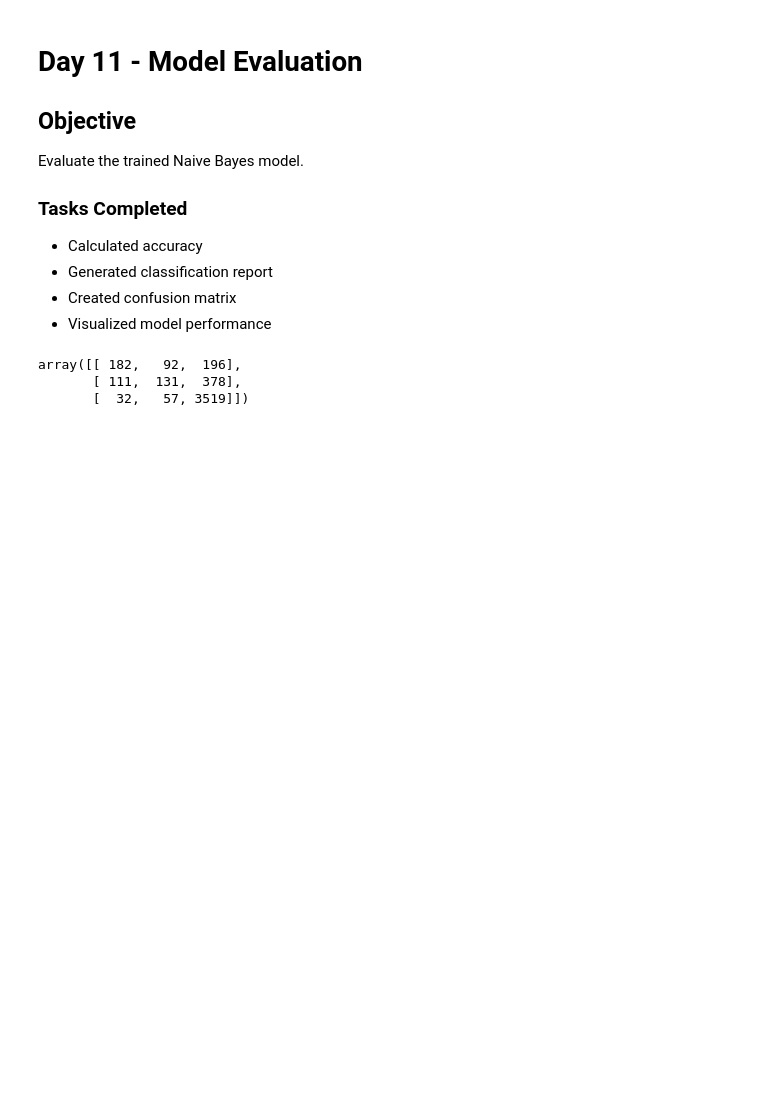
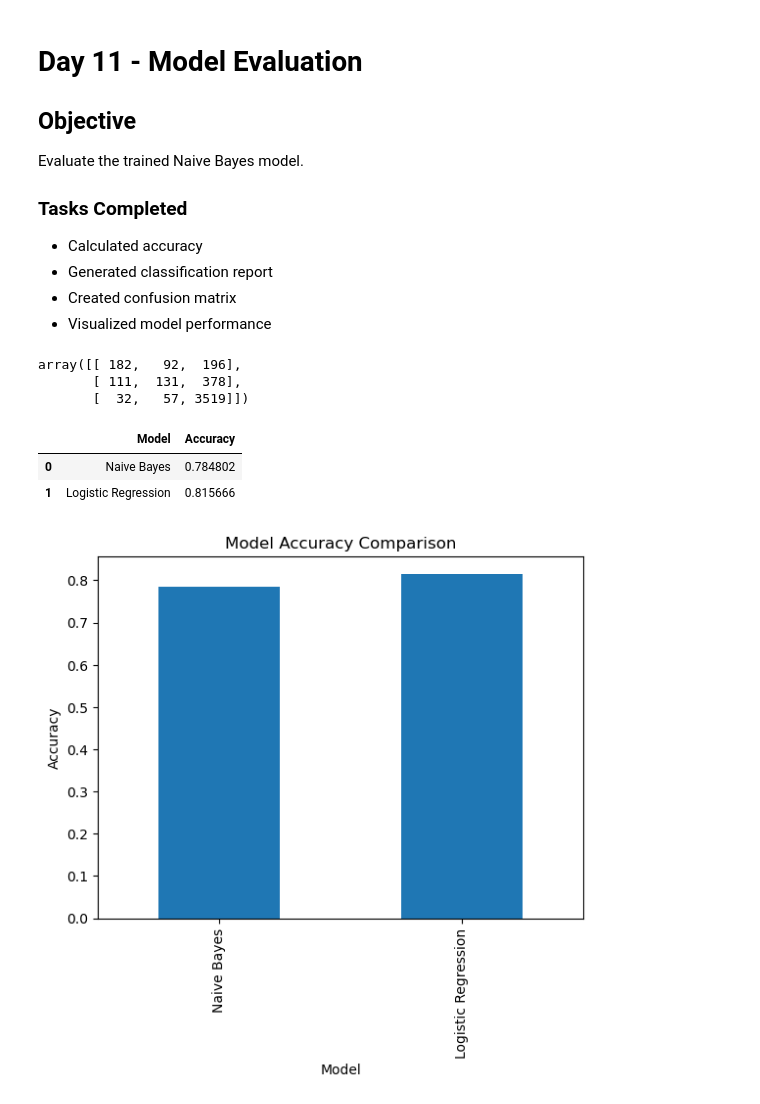
Before and after one commit to PoojaManjunath17/Customer-Review-Sentiment-Analysis, a Jupyter notebook: Sentiment_Analysis_Project.ipynb, the cells around one changed output. Drawn from its saved outputs; the diff is of its cells as text; code cells hidden in the pictures; blank space fills up the shorter version.

Commit message:
Day 13: Compare Naive Bayes and Logistic Regression performance

```diff
--- a/Sentiment_Analysis_Project.ipynb
+++ b/Sentiment_Analysis_Project.ipynb
@@ -635,3 +635,34 @@ confusion_matrix(y_test, lr_predictions)
 array([[ 182,   92,  196],
        [ 111,  131,  378],
        [  32,   57, 3519]])
+# %%
+models = ["Naive Bayes", "Logistic Regression"]
+
+accuracies = [
+    accuracy_score(y_test, predictions),
+    accuracy_score(y_test, lr_predictions)
+]
+
+comparison = pd.DataFrame({
+    "Model": models,
+    "Accuracy": accuracies
+})
+
+comparison
+# %% [output]
+|  | Model | Accuracy |
+| 0 | Naive Bayes | 0.784802 |
+| 1 | Logistic Regression | 0.815666 |
+# %%
+comparison.plot(
+    x="Model",
+    y="Accuracy",
+    kind="bar",
+    legend=False,
+    title="Model Accuracy Comparison"
+)
+
+plt.ylabel("Accuracy")
+plt.show()
+# %% [output]
+[figure, added]
```
